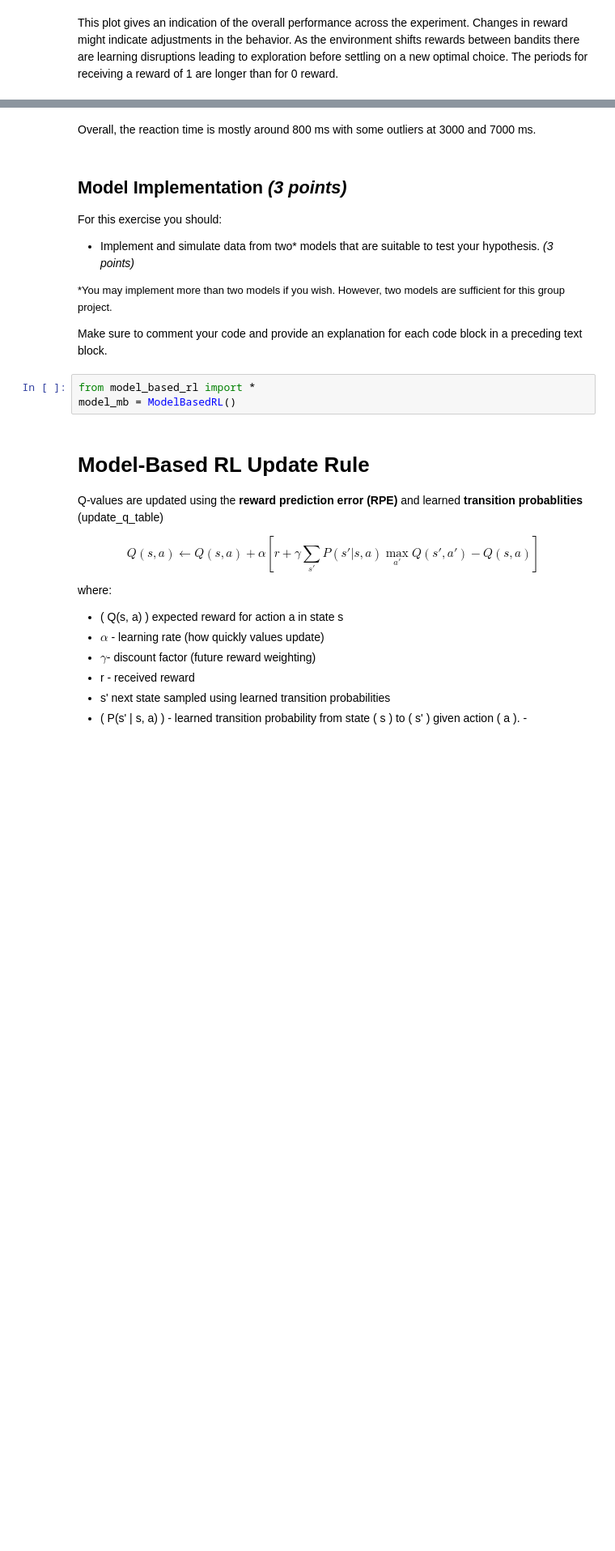
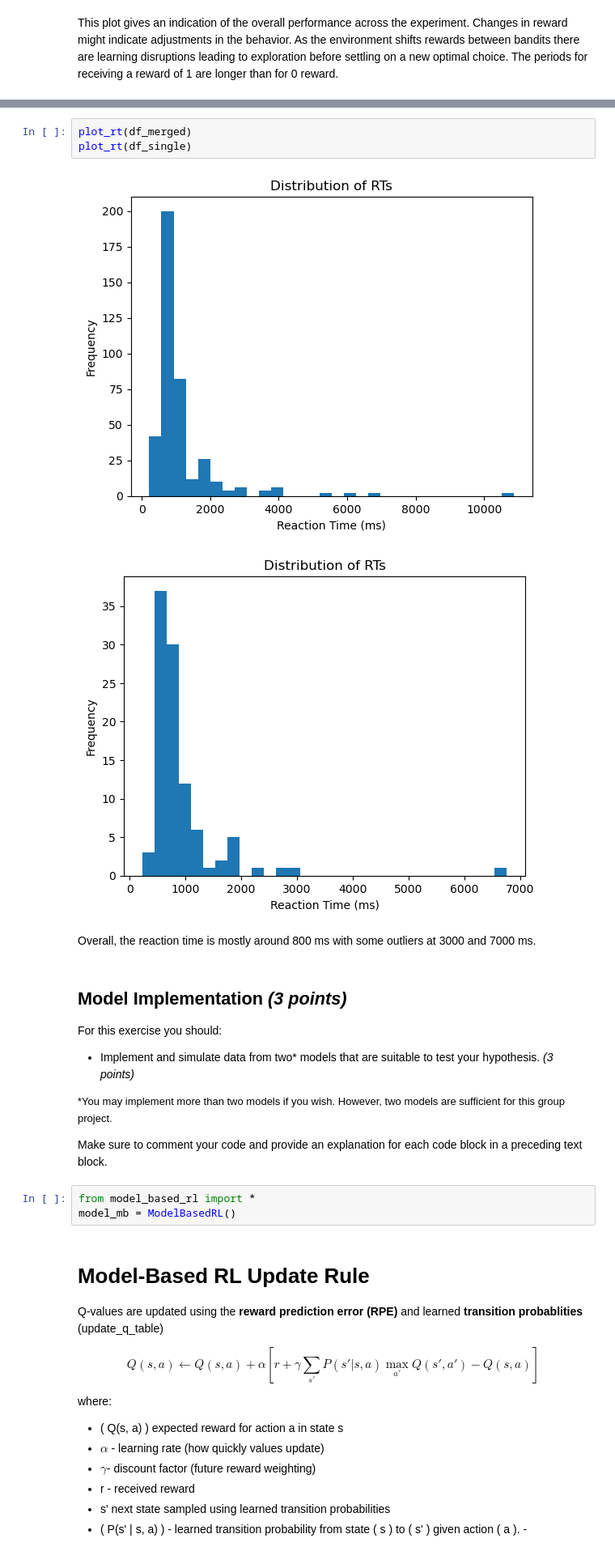
Before and after one commit to elihagen/modeling_group3, a Jupyter notebook: Group3_Experiment_1.ipynb, the cells around one changed output, grey strips where cells are left out. Shown at 81% size. Saved outputs shown, nothing was run; the diff lists cells and outputs as text; blank space fills up the shorter version.

```diff
--- a/Group3_Experiment_1.ipynb
+++ b/Group3_Experiment_1.ipynb
@@ -179,3 +165,9 @@ plot_rt(df)
+# %%
+plot_rt(df_merged)
+plot_rt(df_single)
+# %% [output]
+[figure, added]
+[figure, added]
 # %% [markdown]
 Overall, the reaction time is mostly around 800 ms with some outliers at 3000 and 7000 ms.
 # %% [markdown]
```
Also changed, not shown: parts of 17 cells of this notebook, 4 other files.
